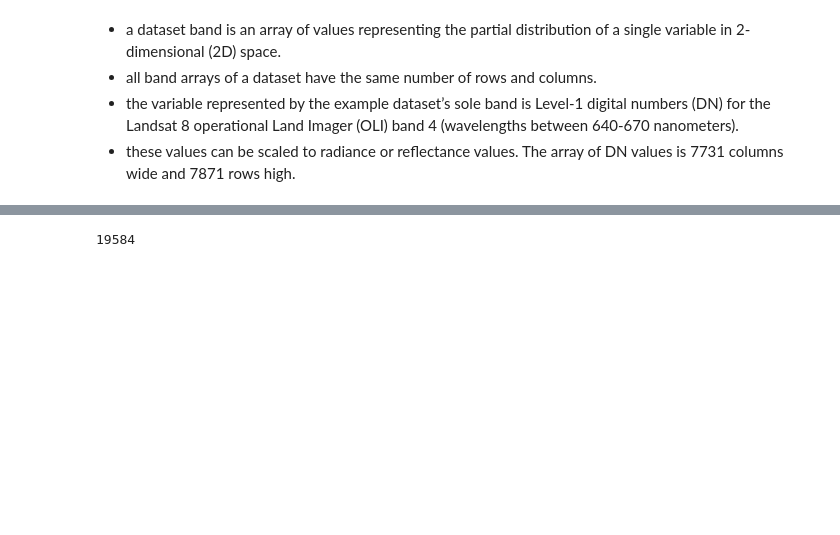
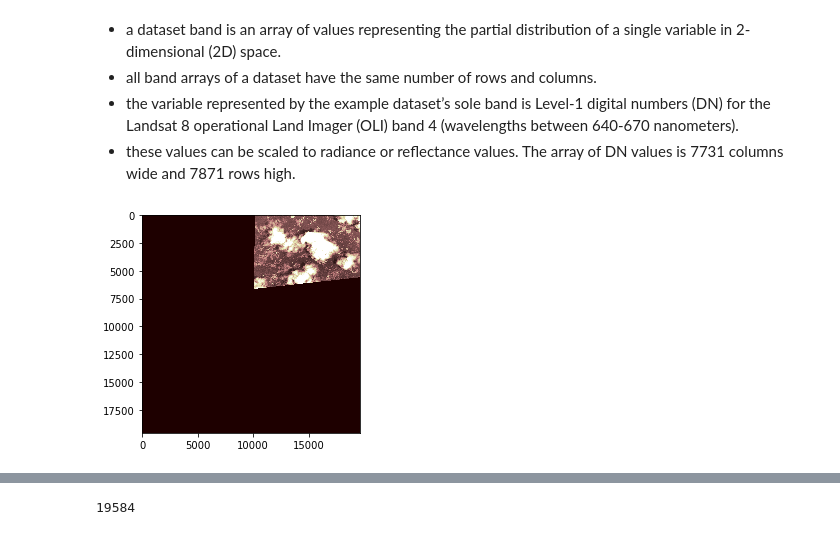
Before and after one commit to glmack/geo_mozambique, a Jupyter notebook: contributors/lee/1_data.ipynb, the cells around one changed output, grey strips where cells are left out. Saved outputs shown, nothing was run; the diff lists cells and outputs as text; code cells hidden in the pictures; blank space fills up the shorter version.

Commit message:
Add initial plots, affine attributes

```diff
--- a/contributors/lee/1_data.ipynb
+++ b/contributors/lee/1_data.ipynb
@@ -172,0 +110,7 @@ dataset = rio.open('https://opendata.digitalglobe.com/cyclone_idai/pre-event/201
+# %%
+# plot
+plt.imshow(dataset.read(1), cmap='pink')
+# plt.image.AxesImage object at 0x...>
+plt.show()
+# %% [output]
+[figure, added]
```
Also changed, not shown: parts of 25 cells of this notebook.
